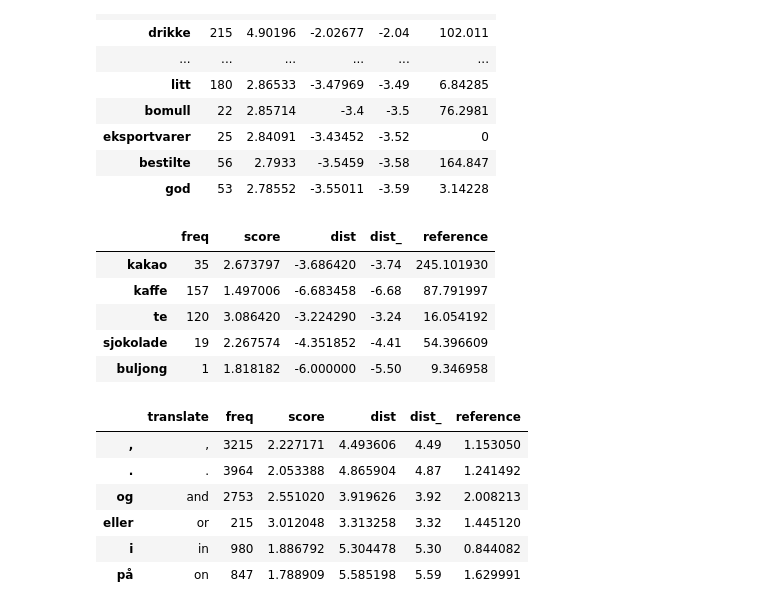
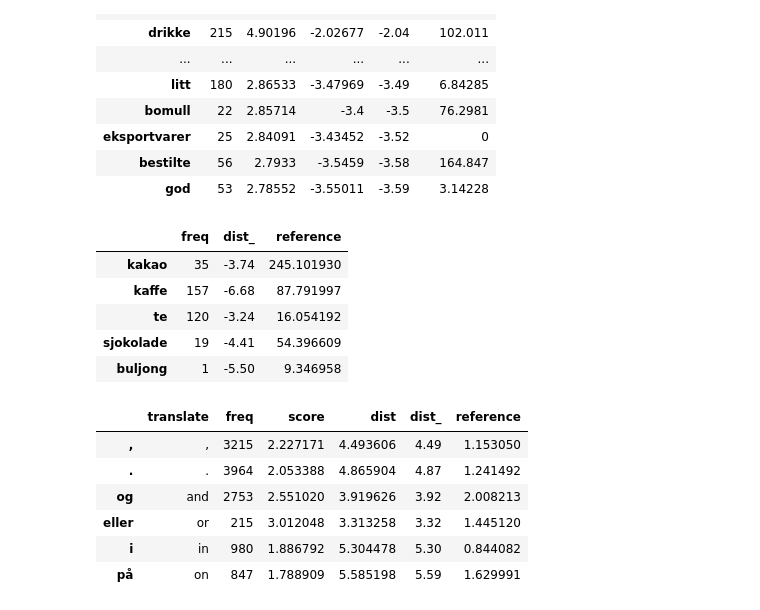
Before and after one commit to Yoonsen/newspapers_coll_conc, a Jupyter notebook: Dist_coll-kaffe-after_review.ipynb, the cells around one changed output. Drawn from its saved outputs; the diff is of its cells as text; code cells hidden in the pictures.

```diff
--- a/Dist_coll-kaffe-after_review.ipynb
+++ b/Dist_coll-kaffe-after_review.ipynb
@@ -199,14 +199,14 @@ collb[collb.freq > 20].sort_values(by='score', ascending=False)[:40].fillna(0).s
 | bestilte | 56 | 2.7933 | -3.5459 | -3.58 | 164.847 |
 | god | 53 | 2.78552 | -3.55011 | -3.59 | 3.14228 |
 # %%
-collb.loc[[x for x in ['kakao', 'kaffe', 'te', 'sjokolade', 'latte', 'buljong'] if x in collb.index]]
+collb[['freq','dist_', 'reference']].loc[[x for x in ['kakao', 'kaffe', 'te', 'sjokolade', 'latte', 'buljong'] if x in collb.index]]
 # %% [output]
-|  | freq | score | dist | dist_ | reference |
-| kakao | 35 | 2.673797 | -3.686420 | -3.74 | 245.101930 |
-| kaffe | 157 | 1.497006 | -6.683458 | -6.68 | 87.791997 |
-| te | 120 | 3.086420 | -3.224290 | -3.24 | 16.054192 |
-| sjokolade | 19 | 2.267574 | -4.351852 | -4.41 | 54.396609 |
-| buljong | 1 | 1.818182 | -6.000000 | -5.50 | 9.346958 |
+|  | freq | dist_ | reference |
+| kakao | 35 | -3.74 | 245.101930 |
+| kaffe | 157 | -6.68 | 87.791997 |
+| te | 120 | -3.24 | 16.054192 |
+| sjokolade | 19 | -4.41 | 54.396609 |
+| buljong | 1 | -5.50 | 9.346958 |
 # %%
 common = coll.loc[[',','.', 'og','eller', 'i', 'på']]
 # %%
```
Also changed, not shown: parts of 7 cells of this notebook, 1 other file.
